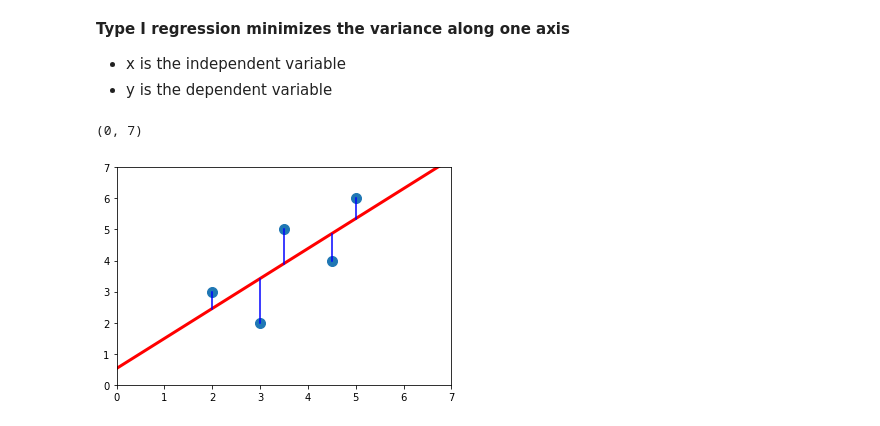
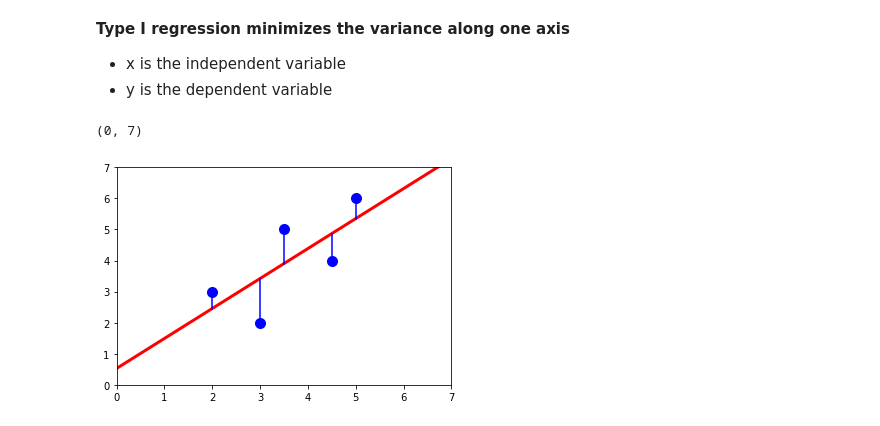
Before and after one commit to mlmldata2020/course-notes, a Jupyter notebook: week04-corr-regress-least-squares.ipynb, the cells around one changed output. Cells and saved outputs as stored; diff of their text form; code cells hidden in the pictures.

```diff
--- a/week04-corr-regress-least-squares.ipynb
+++ b/week04-corr-regress-least-squares.ipynb
@@ -126,19 +123,19 @@ __Type I regression minimizes the variance along one axis__
 # %%
 x = np.array([2,3,3.5,4.5,5])
 y = np.array([3,2,5,4,6])
 
 slope,intercept,r,p,se = stats.linregress(x,y)
 
 plt.figure()
-plt.plot(x,y,'o',ms=10)
+plt.plot(x,y,'bo',ms=10)
 plt.plot(np.array([0,7]),slope*np.array([0,7])+intercept,'r-',lw=3)
 for xp,yp in zip(x,y):
     plt.plot([xp,xp],[yp,slope*xp+intercept],'b')
 plt.xlim([0,7])
 plt.ylim([0,7])
 # %% [output]
 (0, 7)
-[figure, old version]
+[figure, new version]
 # %% [markdown]
 Type I regression assumes that the x variable is exactly known (error free)
 
```
Also changed, not shown: parts of 6 cells of this notebook.
